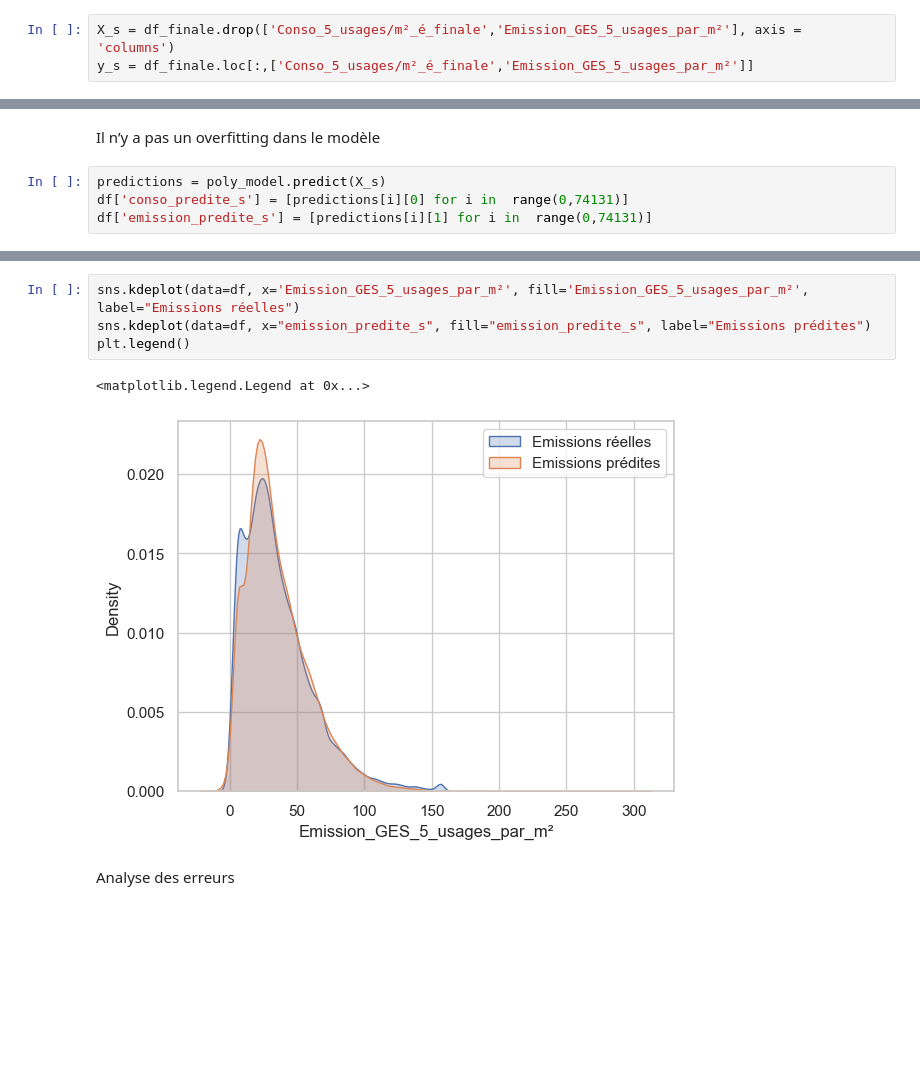
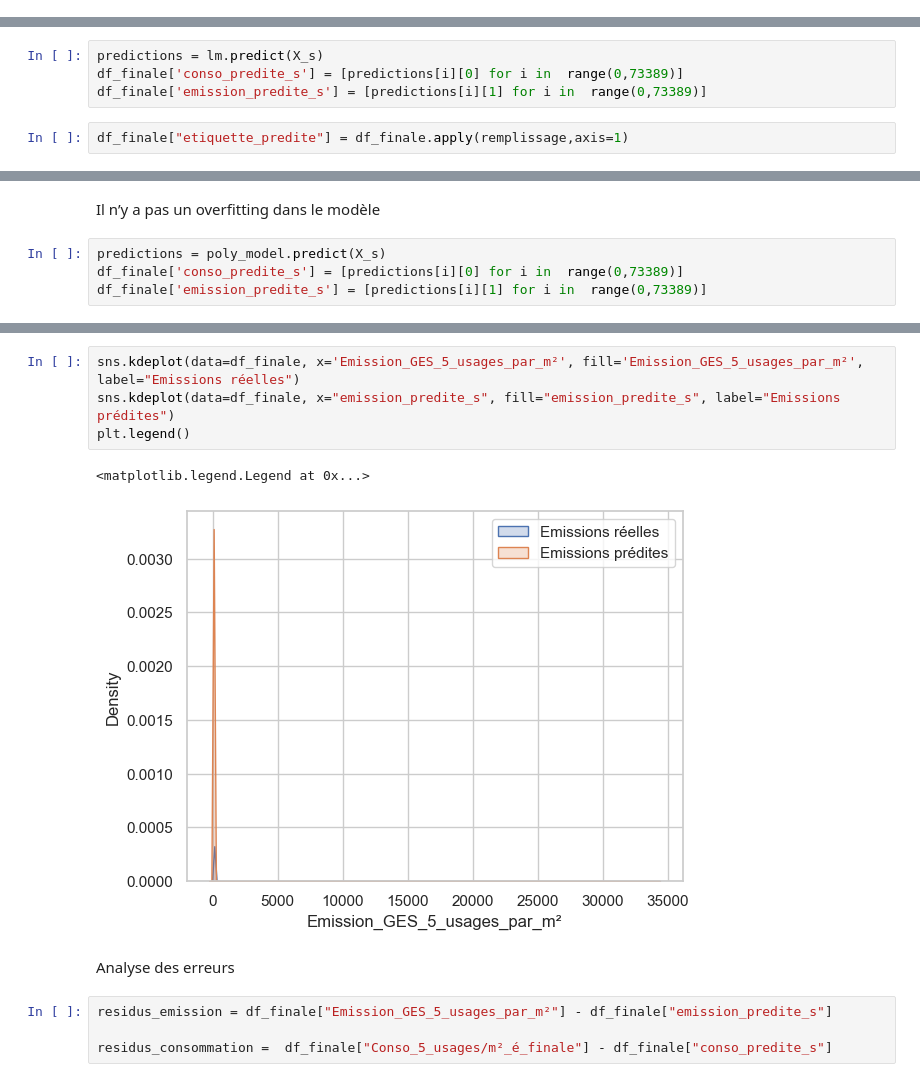
Before and after one commit to LACHQER-Wiam/Projet-Python, a Jupyter notebook: data.ipynb, the cells around one changed output, grey strips where cells are left out. Cells and saved outputs as stored; diff of their text form; blank space fills up the shorter version.

```diff
--- a/data.ipynb
+++ b/data.ipynb
@@ -1094,9 +630,6 @@ selected_features = ['Période_construction', 'Surface_habitable_logement',
        'Coût_total_5_usages']
 # %%
 X_s = df_finale[selected_features]
-# %%
-X_s = df_finale.drop(['Conso_5_usages/m²_é_finale','Emission_GES_5_usages_par_m²'], axis = 'columns')
-y_s = df_finale.loc[:,['Conso_5_usages/m²_é_finale','Emission_GES_5_usages_par_m²']]
 # %%
 X_train_s, X_test_s, y_train_s, y_test_s = train_test_split(X_s, y_s, test_size=0.2, random_state=42)
 # %% [markdown]
@@ -1124,0 +658,6 @@ L’erreur moyenne absolue pour les données du test: 15.990979137411179
+# %%
+predictions = lm.predict(X_s)
+df_finale['conso_predite_s'] = [predictions[i][0] for i in  range(0,73389)]
+df_finale['emission_predite_s'] = [predictions[i][1] for i in  range(0,73389)]
+# %%
+df_finale["etiquette_predite"] = df_finale.apply(remplissage,axis=1)
@@ -1153,6 +702,6 @@ L’erreur moyenne absolue pour les données du test: 13.536365627845354
 Il n’y a pas un overfitting dans le modèle
 # %%
 predictions = poly_model.predict(X_s)
-df['conso_predite_s'] = [predictions[i][0] for i in  range(0,74131)]
-df['emission_predite_s'] = [predictions[i][1] for i in  range(0,74131)]
+df_finale['conso_predite_s'] = [predictions[i][0] for i in  range(0,73389)]
+df_finale['emission_predite_s'] = [predictions[i][1] for i in  range(0,73389)]
 # %%
@@ -1165,9 +714,13 @@ plt.legend()
 # %%
-sns.kdeplot(data=df, x='Emission_GES_5_usages_par_m²', fill='Emission_GES_5_usages_par_m²', label="Emissions réelles")
-sns.kdeplot(data=df, x="emission_predite_s", fill="emission_predite_s", label="Emissions prédites")
+sns.kdeplot(data=df_finale, x='Emission_GES_5_usages_par_m²', fill='Emission_GES_5_usages_par_m²', label="Emissions réelles")
+sns.kdeplot(data=df_finale, x="emission_predite_s", fill="emission_predite_s", label="Emissions prédites")
 plt.legend()
 # %% [output]
 <matplotlib.legend.Legend at 0x...>
-[figure, old version]
+[figure, new version]
 # %% [markdown]
 Analyse des erreurs
+# %%
+residus_emission = df_finale["Emission_GES_5_usages_par_m²"] - df_finale["emission_predite_s"]
+
+residus_consommation =  df_finale["Conso_5_usages/m²_é_finale"] - df_finale["conso_predite_s"]
```
Also changed, not shown: parts of 106 cells of this notebook, 1 other file.
